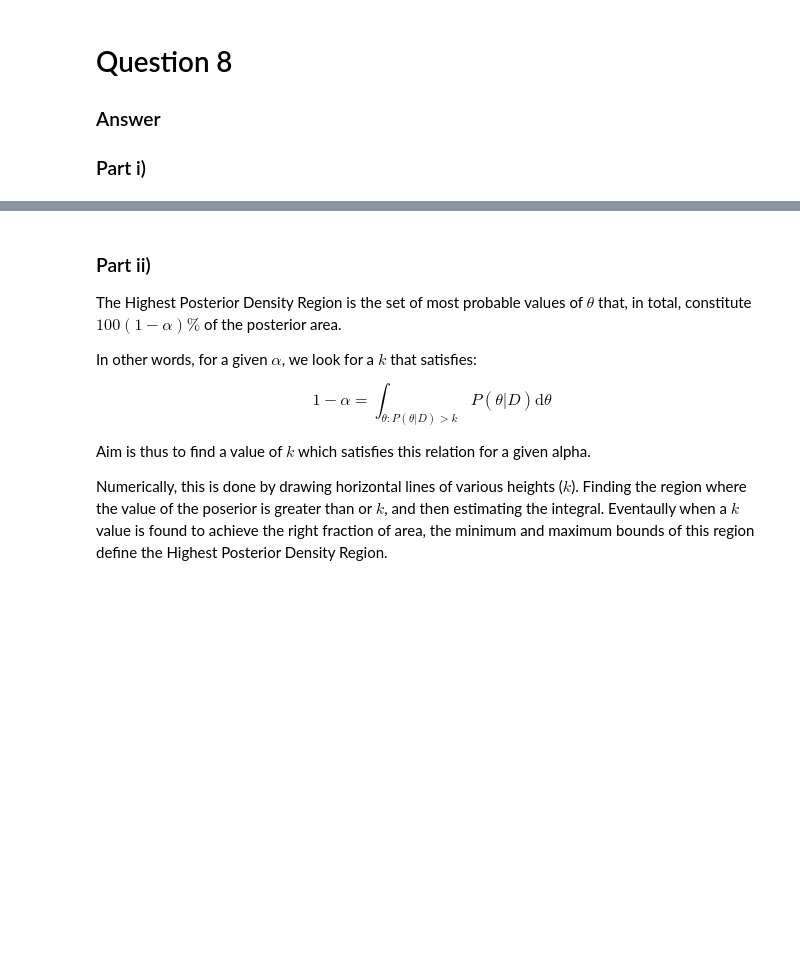
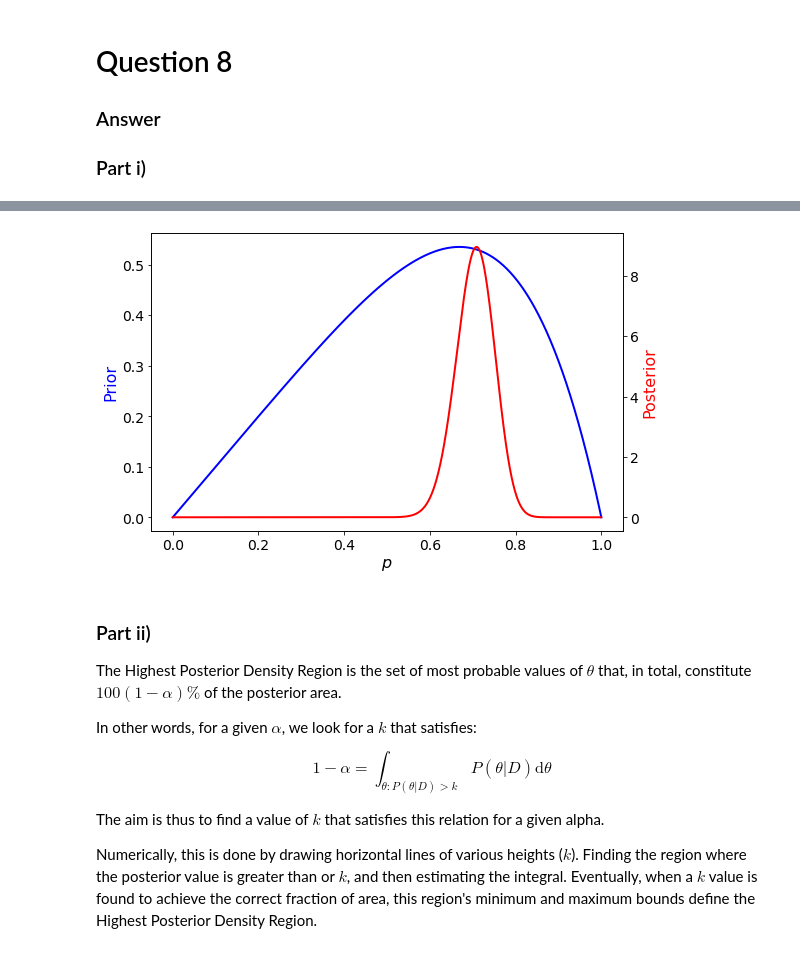
Before and after one commit to gosling123/MA930, a Jupyter notebook: MA930 Assignment 1.ipynb, the cells around one changed output, grey strips where cells are left out. Drawn from its saved outputs; the diff is of its cells as text; code cells hidden in the pictures; blank space fills up the shorter version.

```diff
--- a/MA930 Assignment 1.ipynb
+++ b/MA930 Assignment 1.ipynb
@@ -988,3 +936,18 @@ plt.show()
+# %%
+# plots of priors and posteriors for Hypothesis 2
+fig = plt.figure()
+ax = fig.add_subplot(111)
+ax.plot(p_space, prior_2, label = r'$P(p) = 1$', c = 'b')
+ax2 = ax.twinx()
+ax2.plot(p_space, post_2, label = r'$P(p|D)$', c = 'r')
+ax.set_xlabel('$p$')
+ax.set_ylabel('Prior', c  = 'b')
+ax2.set_ylabel('Posterior', c = 'r')
+
+
+plt.show()
+# %% [output]
+[figure, added]
 # %% [markdown]
 ### Part ii)
 
@@ -997,7 +960,7 @@ $$
 $$
 
 
-Aim is thus to find a value of $k$ which satisfies this relation for a given alpha.
+The aim is thus to find a value of $k$ that satisfies this relation for a given alpha.
 
-Numerically, this is done by drawing horizontal lines of various heights ($k$). Finding the region where the value of the poserior is greater than or $k$, and then estimating the integral. Eventaully when a $k$ value is found to achieve the right fraction of area, the minimum and maximum bounds of this region define the Highest Posterior Density Region.
+Numerically, this is done by drawing horizontal lines of various heights ($k$). Finding the region where the posterior value is greater than or $k$, and then estimating the integral. Eventually, when a $k$ value is found to achieve the correct fraction of area, this region's minimum and maximum bounds define the Highest Posterior Density Region.
 # %%
```
Also changed, not shown: parts of 27 cells of this notebook.
